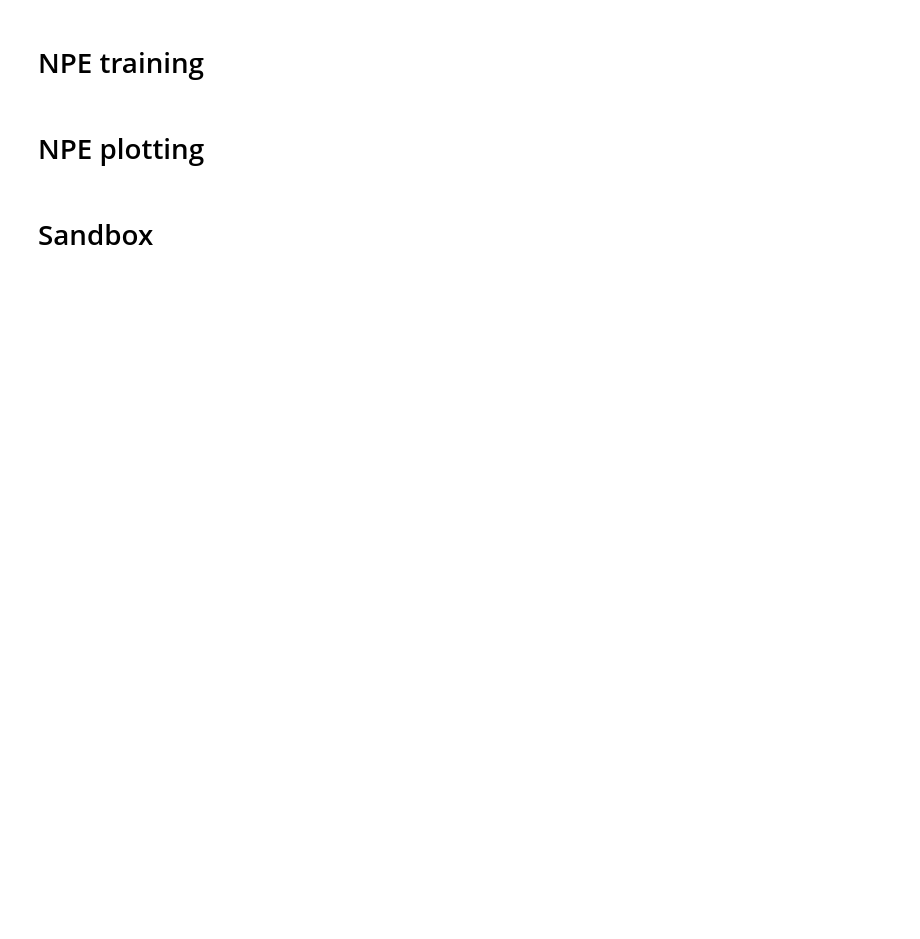
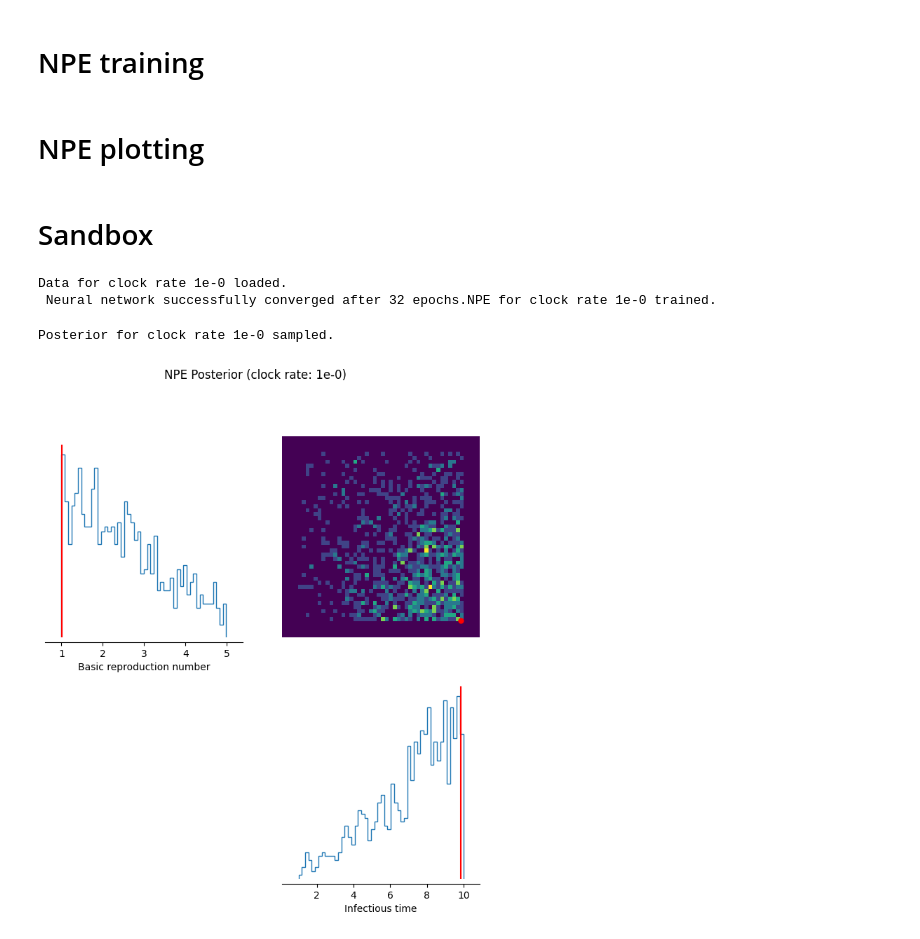
Before and after one commit to vgarot/sbi-hackathon-2026, a Jupyter notebook: models/sequence-alignments/gdoussonlys.ipynb, the cells around one changed output. Drawn from its saved outputs; the diff is of its cells as text; code cells hidden in the pictures; blank space fills up the shorter version.

```diff
--- a/models/sequence-alignments/gdoussonlys.ipynb
+++ b/models/sequence-alignments/gdoussonlys.ipynb
@@ -15,10 +15,10 @@ prior = BoxUniform(low=lower_bound, high=upper_bound)
 alphabet = Alphabet(["A", "C", "G", "T"])
 # %%
 def observe(clock_rate):
-    simulation = MsaLabels(f"data/observation/seq", alphabet)
+    simulations = MsaLabels(f"data/clock_rate-{clock_rate}/seq", alphabet)
 
-    theta_0 = torch.Tensor(simulation[0][1])
-    x_0 = torch.flatten(torch.Tensor(simulation[0][0][0]))
+    theta_0 = torch.Tensor(simulations[0][1])
+    x_0 = torch.flatten(torch.Tensor(simulations[0][0][0]))
 
     return theta_0, x_0
 
@@ -49,7 +51,7 @@ from sbi.neural_nets.embedding_nets import FCEmbedding
 def train_npe(clock_rate, embedding=False):
     if embedding:
         embedding_net = FCEmbedding(
-            input_dim=x.shape[1],
+            input_dim=50702,
             output_dim=10,
             num_layers=2,
             num_hiddens=50
@@ -80,7 +82,7 @@ def sample_npe(clock_rate, sample_size=10_000, embedding=False):
 import matplotlib.pyplot as plt
 from sbi.analysis import pairplot
 # %%
-def plot_npe(clock_rate, sample_size=10_000, embedding=False):
+def plot_npe(clock_rate, sample_size=1_000, embedding=False):
     theta_0, _ = observe(clock_rate)
     samples = sample_npe(clock_rate, sample_size, embedding)
 
@@ -94,7 +96,31 @@ def plot_npe(clock_rate, sample_size=10_000, embedding=False):
     plt.suptitle(f"NPE Posterior (clock rate: 1e-{clock_rate})", y=1.02)
     plt.show()
 
-def compare_npe(clock_rates, sample_size=10_000, embedding=False):
+def compare_embedding(clock_rate, sample_size=1_000):
+    theta_0, _ = observe(clock_rate)
+    no_emb_samples = sample_npe(clock_rate, sample_size, embedding=False)
+    emb_samples = sample_npe(clock_rate, sample_size, embedding=True)
+
+    fig, axes = pairplot(
+        [no_emb_samples, emb_samples],
+        labels=["Basic reproduction number", "Infectious time"],
+        figsize=(8, 8),
+        points=theta_0,
+        points_colors="r",
+        diag="hist",
+        upper="scatter",
+    )
+    fig.legend(
+        ["No embedding", "Embedding"],
+        loc="upper right",
+        bbox_to_anchor=(0.95, 0.95),
+    )
+    plt.suptitle("NPE Posterior Comparison (effect of embedding)", y=1.02, fontsize=14)
+    plt.show()
+
+def compare_npe(clock_rates, sample_size=1_000, embedding=False):
+    theta_0, _ = observe(0)
+
     samples, labels = [], []
     for clock_rate in clock_rates:
         samples.append(sample_npe(clock_rate, sample_size, embedding))
@@ -104,6 +130,7 @@ def compare_npe(clock_rates, sample_size=10_000, embedding=False):
         samples,
         labels=["Basic reproduction number", "Infectious time"],
         figsize=(8, 8),
+        points=theta_0,
         points_colors="r",
         diag="hist",
         upper="scatter",
@@ -117,3 +144,10 @@ def compare_npe(clock_rates, sample_size=10_000, embedding=False):
     plt.show()
 # %% [markdown]
 # Sandbox
+# %%
+plot_npe(0)
+# %% [output]
+Data for clock rate 1e-0 loaded.
+ Neural network successfully converged after 32 epochs.NPE for clock rate 1e-0 trained.
+Posterior for clock rate 1e-0 sampled.
+[figure, added]
```
Also changed, not shown: parts of 4 cells of this notebook.
